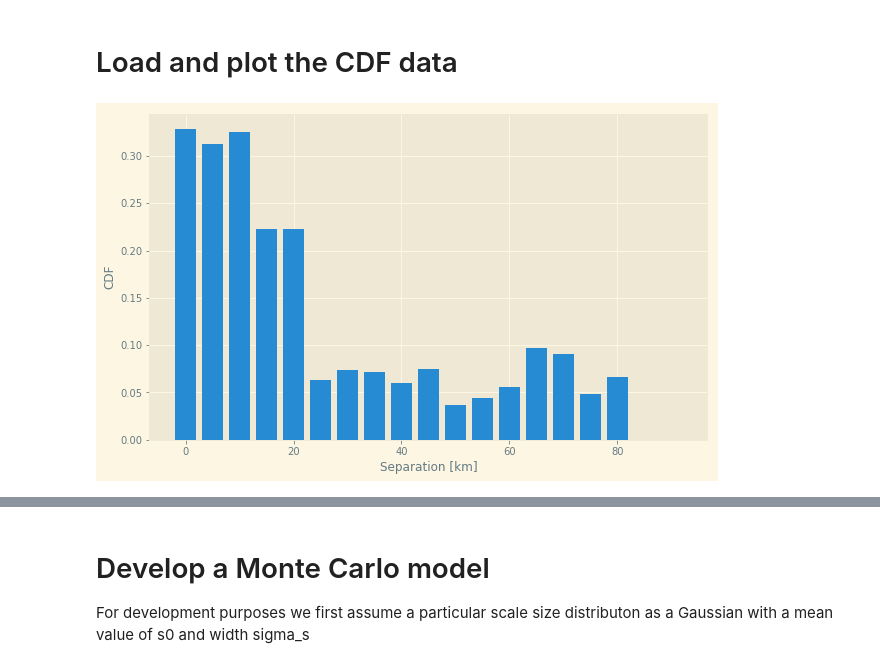
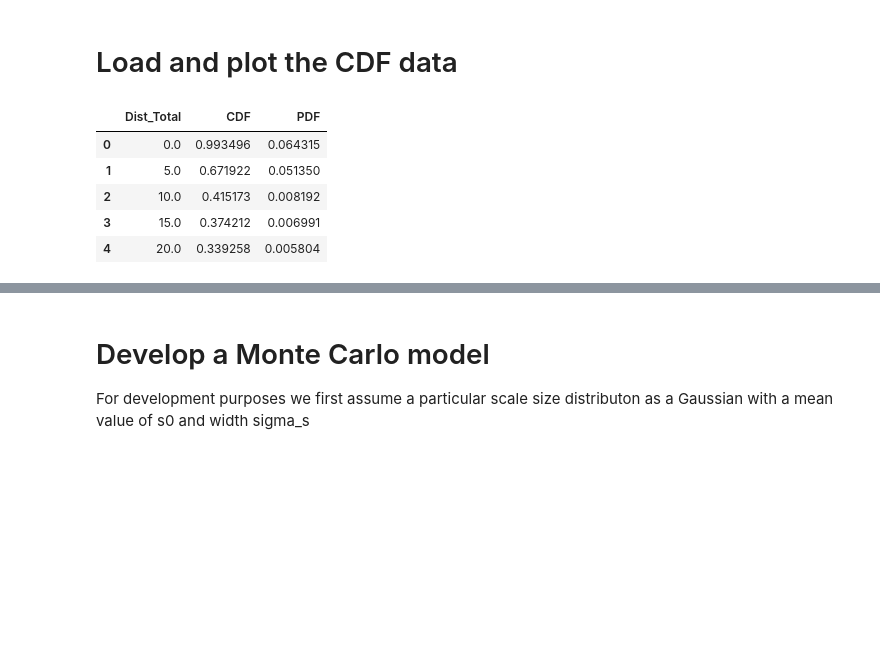
Before and after one commit to mshumko/ac6_microburst_scale_sizes, a Jupyter notebook: models/microburst_scale_size_model.ipynb, the cells around one changed output, grey strips where cells are left out. Drawn from its saved outputs; the diff is of its cells as text; code cells hidden in the pictures; blank space fills up the shorter version.

```diff
--- a/models/microburst_scale_size_model.ipynb
+++ b/models/microburst_scale_size_model.ipynb
@@ -18,6 +19,9 @@ cdf_data = np.loadtxt(cdf_path, delimiter=',')
-# %%
-plt.figure(figsize=(10, 6))
-plt.bar(cdf_data[:, 0], cdf_data[:, 1], width=0.8*(cdf_data[1, 0]-cdf_data[0, 0]));
-plt.xlabel('Separation [km]'); plt.ylabel('CDF');
-# %% [output]
-[figure, removed]
+# %%
+cdf_data.head()
+# %% [output]
+|  | Dist_Total | CDF | PDF |
+| 0 | 0.0 | 0.993496 | 0.064315 |
+| 1 | 5.0 | 0.671922 | 0.051350 |
+| 2 | 10.0 | 0.415173 | 0.008192 |
+| 3 | 15.0 | 0.374212 | 0.006991 |
+| 4 | 20.0 | 0.339258 | 0.005804 |
```
Also changed, not shown: parts of 15 cells of this notebook, 2 other files.
